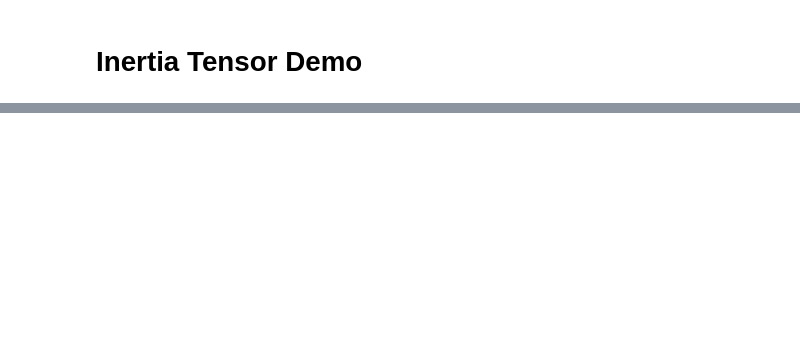
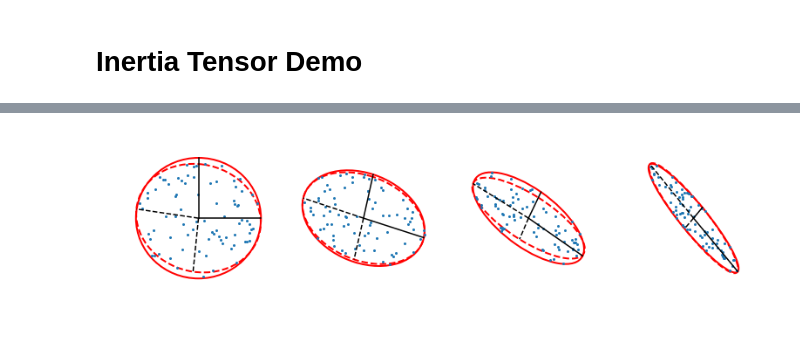
Before and after one commit to duncandc/inertia_tensors, a Jupyter notebook: notebooks/demo.ipynb, the cells around one changed output, grey strips where cells are left out. Cells and saved outputs as stored; diff of their text form; code cells hidden in the pictures; blank space fills up the shorter version.

```diff
--- a/notebooks/demo.ipynb
+++ b/notebooks/demo.ipynb
@@ -41,0 +64,66 @@ plt.show()
+# %%
+# the image in the readme is produced below
+
+def f(ax, a0, b0, theta_0, n):
+
+    coords = sample_ellipsoidal_volume(n, [a0, b0])
+
+    rot = rotation_matrices_from_angles([np.radians(theta_0)])
+    coords = rotate_vector_collection(rot,coords)
+    ux = np.array([[1.0,0.0]])
+    uy = np.array([[0.0,1.0]])
+    e1_0 = rotate_vector_collection(rot,ux)[0]
+    e2_0 = rotate_vector_collection(rot,uy)[0]
+
+    I = inertia_tensors(coords)
+    evals, evecs = np.linalg.eigh(I)
+    evals = evals/np.max(evals)
+
+    a = np.sqrt(evals[0,1])
+    b = np.sqrt(evals[0,0])
+
+    e1 = evecs[0,1,:]
+    e2 = evecs[0,0,:]
+
+    misalignment_angle = np.degrees(angles_between_list_of_vectors(ux,e1))
+
+    ellipse_0 = Ellipse([0,0], a0*2, b0*2, angle=180-theta_0,
+                    edgecolor='red', lw=2, facecolor='none', linestyle='-')
+
+    ellipse_1 = Ellipse([0,0], a*2, b*2, angle=misalignment_angle,
+                    edgecolor='red', lw=2, facecolor='none', linestyle='--')
+
+    ax.plot(coords[:,0], coords[:,1], '.', ms=4)
+    ax.add_artist(ellipse_0)
+    ax.add_artist(ellipse_1)
+
+    # principle axis
+    ax.plot([0,e1_0[0]*a0], [0,e1_0[1]*a0], '-', color='black')
+    ax.plot([0,e2_0[0]*b0], [0,e2_0[1]*b0], '-', color='black')
+
+    # principle axis
+    ax.plot([0,e1[0]*a], [0,e1[1]*a], '--', color='black')
+    ax.plot([0,e2[0]*b], [0,e2[1]*b], '--', color='black')
+
+    ax.set_xlim([-1.1,1.1])
+    ax.set_ylim([-1.1,1.1])
+
+    ax.set_axis_off()
+
+plt.show()
+
+fig, ax = plt.subplots(1,4, figsize=(2.8*4,3.3))
+fig.subplots_adjust(left=0.05, right=0.95, bottom=0.1, top=0.9)
+
+a = [1,1,1,1]
+b = [0.8,0.6,0.4,0.2]
+theta = [0,15,30,45]
+
+for i in range(4):
+    f(ax[i], a[i], b[i], theta[i], 80)
+
+plt.show()
+
+fig.savefig('./ellipses_plot.png', dpi=250)
+# %% [output]
+[figure, added]
```
Also changed, not shown: parts of 5 cells of this notebook, 3 other files.
